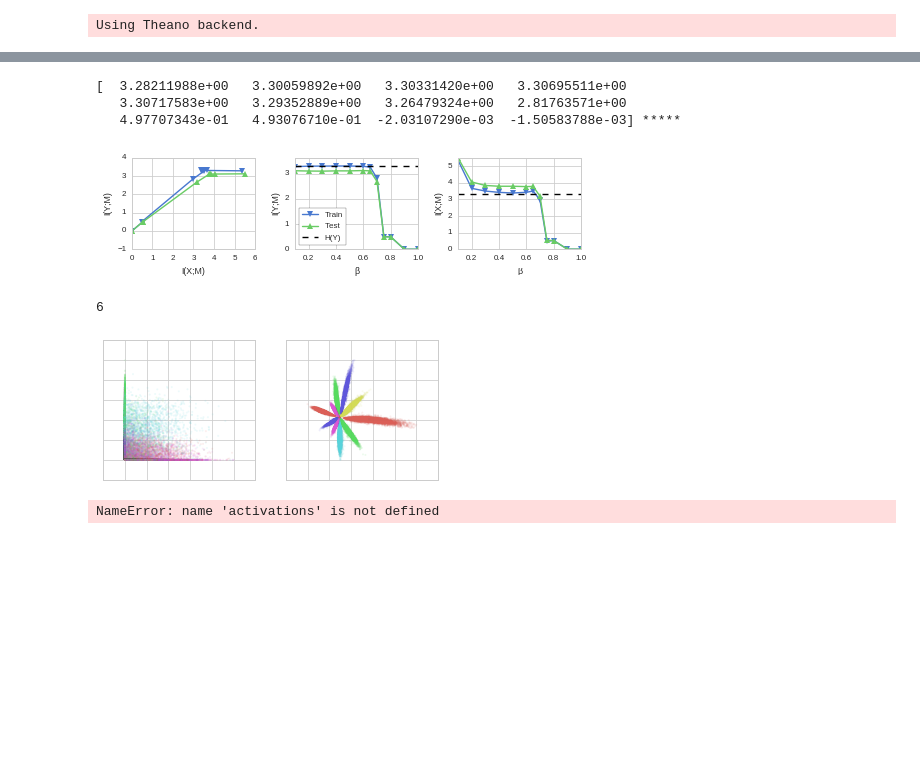
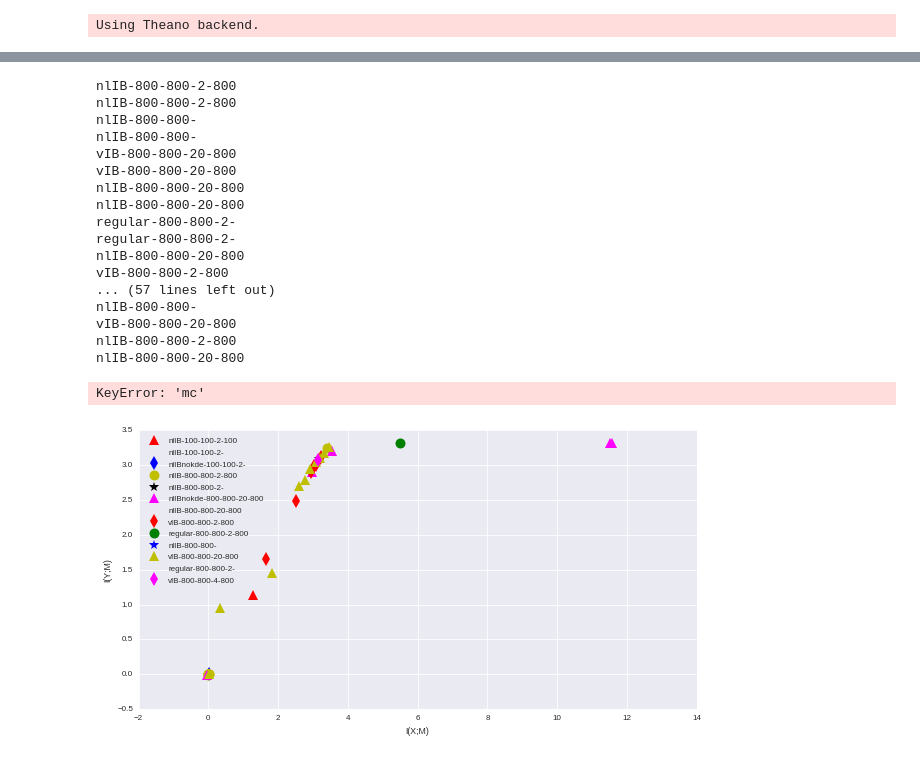
Before and after one commit to artemyk/nonlinearIB, a Jupyter notebook: PlotResults.ipynb, the cells around one changed output, grey strips where cells are left out. Saved outputs shown, nothing was run; the diff lists cells and outputs as text; code cells hidden in the pictures; blank space fills up the shorter version.

```diff
--- a/PlotResults.ipynb
+++ b/PlotResults.ipynb
@@ -72,7 +72,11 @@ Loading vIB-800-800-20-800-0.800000
 Loading nlIB-800-800-20-800-0.100000
 # %%
 # Plot MC entropy values values
-if False:
+import itertools
+marker = itertools.cycle(('^', '+', 'd', 'o', '*'))
+if True:
+    plot_phase = 'trn'
+    #plot_phase = 'tst'
     plotmc = defaultdict(list)
     for k,v in saved_dict_base.iteritems():
         cK = k[0:-len("-0.000000")]
@@ -82,17 +86,19 @@ if False:
         if 'mc' not in v:
             print 'mc not found'
             continue
-        plotmc[cK].append((v['mc']['trn'], v['endlogs']['loss_mi_trn']))
+        plotmc[cK].append((v['mc'][plot_phase], v['endlogs']['loss_mi_'+plot_phase]))
     plt.figure(figsize=(10,5))
     plt.rc('axes', color_cycle=['r', 'g', 'b', 'y','k','magenta','brown'])
     for ndx, (k, v) in enumerate(plotmc.iteritems()):
-        xs,ys= zip(*v)
-        plt.plot(xs, ys, '*',markersize=10, label=k)
+        xs,ys= map(np.array, zip(*v))
+        plt.plot(nats2bits*xs, nats2bits*ys, next(marker),markersize=10, label=k)
         plt.hold('on')
-    plt.legend(loc='lower right')
-    plt.ylim([2,2.5])
-    plt.xlim([2,2.5])
+    plt.xlabel('I(X;M)')
+    plt.ylabel('I(Y;M)')
 
+    plt.legend(loc='upper left')
+    #plt.ylim([2,2.7]); plt.xlim([2,2.7])
+    #asdf
     mi_mc = {}
     mi_xm2 = {}
     mi_ym2 = {}
@@ -103,35 +109,55 @@ if False:
         mi_xm2[plot_mode] = {}
         mi_ym2[plot_mode] = {}
 
         mi_mc[plot_mode] = {}
         for phase in ['trn','tst']:
             mi_mc[plot_mode][phase]  = nats2bits * np.array([d['mc'][phase] for d in dicts])
             mi_xm2[plot_mode][phase] = nats2bits * np.array([d['endlogs']['mi_'+phase] for d in dicts])
             mi_ym2[plot_mode][phase] = nats2bits * np.array([d['endlogs']['loss_mi_'+phase] for d in dicts])
             betavals = np.array([d['args']['beta'] for d in dicts])
 
     sortorder = np.argsort(betavals)
     plot_phase = 'tst'
     with sns.axes_style("whitegrid"):
         plt.figure() #figsize=(7,2))
         plt.locator_params(nbins=6)
         marker_styles = ['o:','o--','o.']
         for ndx, cmode in enumerate(plot_modes):
             plt.plot(mi_mc[cmode][plot_phase][sortorder],
                      mi_ym2[cmode][plot_phase][sortorder],
                      marker_styles[ndx], label=cmode)
 
         #plt.plot(mi_mc['nlIB'][plot_phase], mi_mc['nlIB'][plot_phase], '.')
         plt.xlabel('I(X;M)')
         plt.ylabel('I(Y;M)')
         leg=plt.legend(loc='lower right', frameon=True)
         #leg.get_frame().set_alpha(1.0)
         leg.get_frame().set_edgecolor('k')
 
     plt.tight_layout()
     #plt.savefig('out1.pdf', bbox_inches='tight')
+# %% [output]
+nlIB-800-800-2-800
+nlIB-800-800-2-800
+nlIB-800-800-
+nlIB-800-800-
+vIB-800-800-20-800
+vIB-800-800-20-800
+nlIB-800-800-20-800
+nlIB-800-800-20-800
+regular-800-800-2-
+regular-800-800-2-
+nlIB-800-800-20-800
+vIB-800-800-2-800
+... (57 lines left out)
+nlIB-800-800-
+vIB-800-800-20-800
+nlIB-800-800-2-800
+nlIB-800-800-20-800
+KeyError: 'mc'
+[figure, added]
 # %%
-plot_mode = 'nlIB-800-800-20-800-'
+plot_mode = 'nlIBnokde-800-800-20-800-'
 #plot_mode = 'nlIBnokde-800-800-20-800-'
 #plot_mode = 'vIB-800-800-20-800-'
 current_palette = sns.color_palette('muted')
@@ -189,11 +215,6 @@ plt.tight_layout()
 
 if doSave:
     plt.savefig('imgs/out_%s.pdf'%plot_mode, bbox_inches='tight')
-# %% [output]
-[  3.28211988e+00   3.30059892e+00   3.30331420e+00   3.30695511e+00
-   3.30717583e+00   3.29352889e+00   3.26479324e+00   2.81763571e+00
-   4.97707343e-01   4.93076710e-01  -2.03107290e-03  -1.50583788e-03] *****
-[figure, removed]
 # %%
 current_palette = sns.color_palette('hls')
 sns.set_palette(current_palette)
@@ -202,7 +223,11 @@ from matplotlib.colors import ListedColormap
 my_cmap = ListedColormap(current_palette)
 
 #plot_names = ['nlIB-800-800-2-800-0.400000','regular-800-800-2-800-0.500000']
-plot_names = ['nlIB-800-800--0.700000','regular-800-800-2-800-0.500000']
+#plot_names = ['nlIB-800-800--0.700000','regular-800-800-2-800-0.500000']
+#plot_names = ['nlIB-800-800-2--0.400000','regular-800-800-2--0.500000']
+plot_names = ['nlIB-800-800-2-800-0.400000']
+#plot_names = ['regular-800-800-2--0.500000']
+
 with sns.axes_style("whitegrid"):
     plt.figure(figsize=(6,2.5))
     sndx = 1.
@@ -210,8 +235,8 @@ with sns.axes_style("whitegrid"):
         arg_dict = saved_dict_base[fname]['args']
 
         plt.subplot(1,2,sndx);sndx+=1
-        pltX = trn.X
-        colors = trn.y
+        pltX, colors = trn.X, trn.y
+        #pltX, colors = tst.X, tst.y
         activations, _ = get_noiselayer_activations(arg_dict, fname, pltX)
         activations -= activations.min(axis=0)
         activations /= activations.max(axis=0)
@@ -225,13 +250,3 @@ with sns.axes_style("whitegrid"):
         plt.gca().set_yticklabels([])
 
 #plt.savefig('imgs/hidden.pdf', bbox_inches='tight')
-# %% [output]
-6
-[figure, removed]
-# %%
-import pandas as pd
-df=pd.DataFrame(activations, columns=['x','y'])
-sns.lmplot('x','y', data=df, scatter=True,fit_reg=False, hue=colors)
-# ds, hue='label', scatter=True, fit_reg=False, x_jitter=0.2, y_jitter=0.3, palette=sb.color_palette("husl", 2))
-# %% [output]
-NameError: name 'activations' is not defined
```
Also changed, not shown: parts of 1 cell of this notebook, 6 other files.
